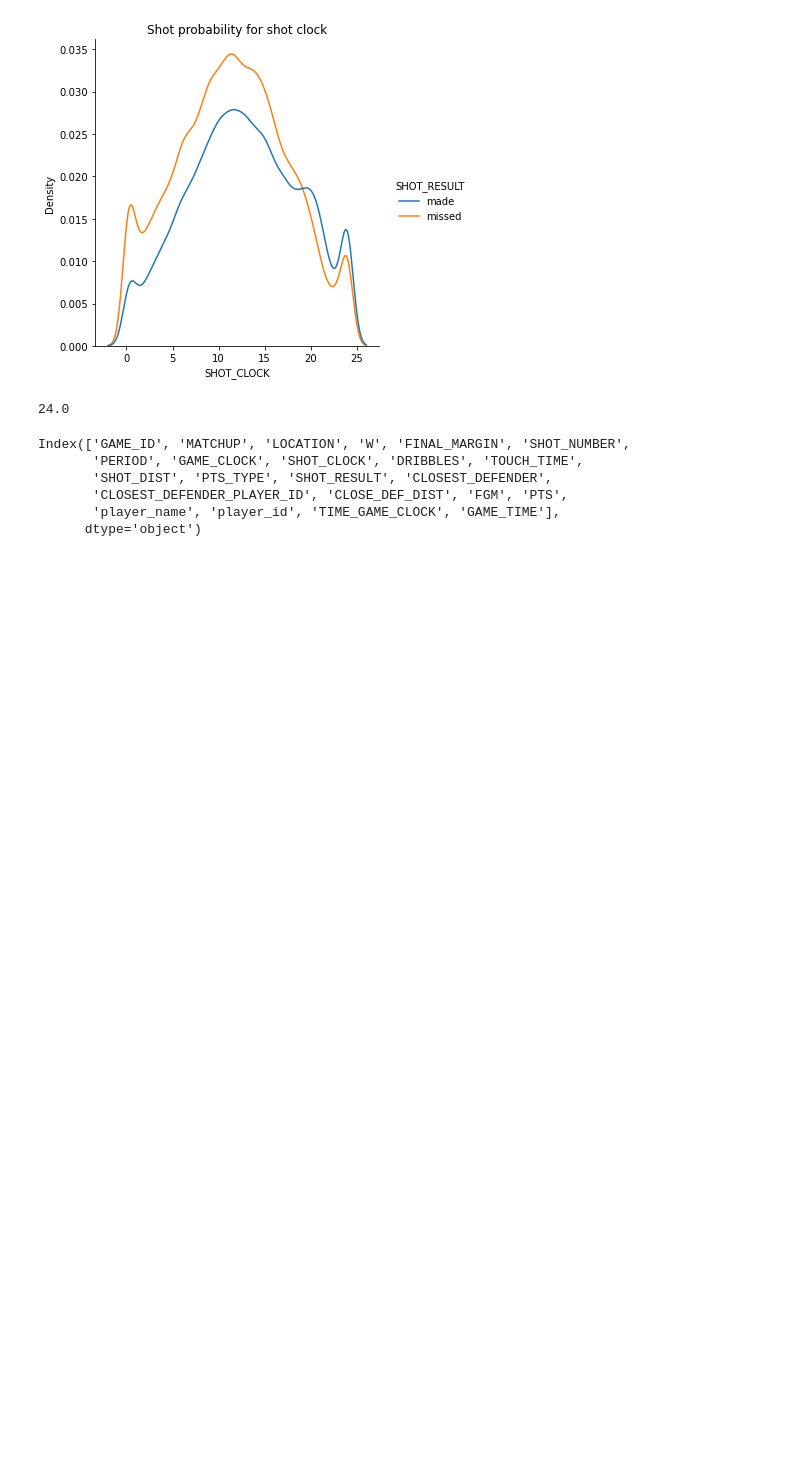
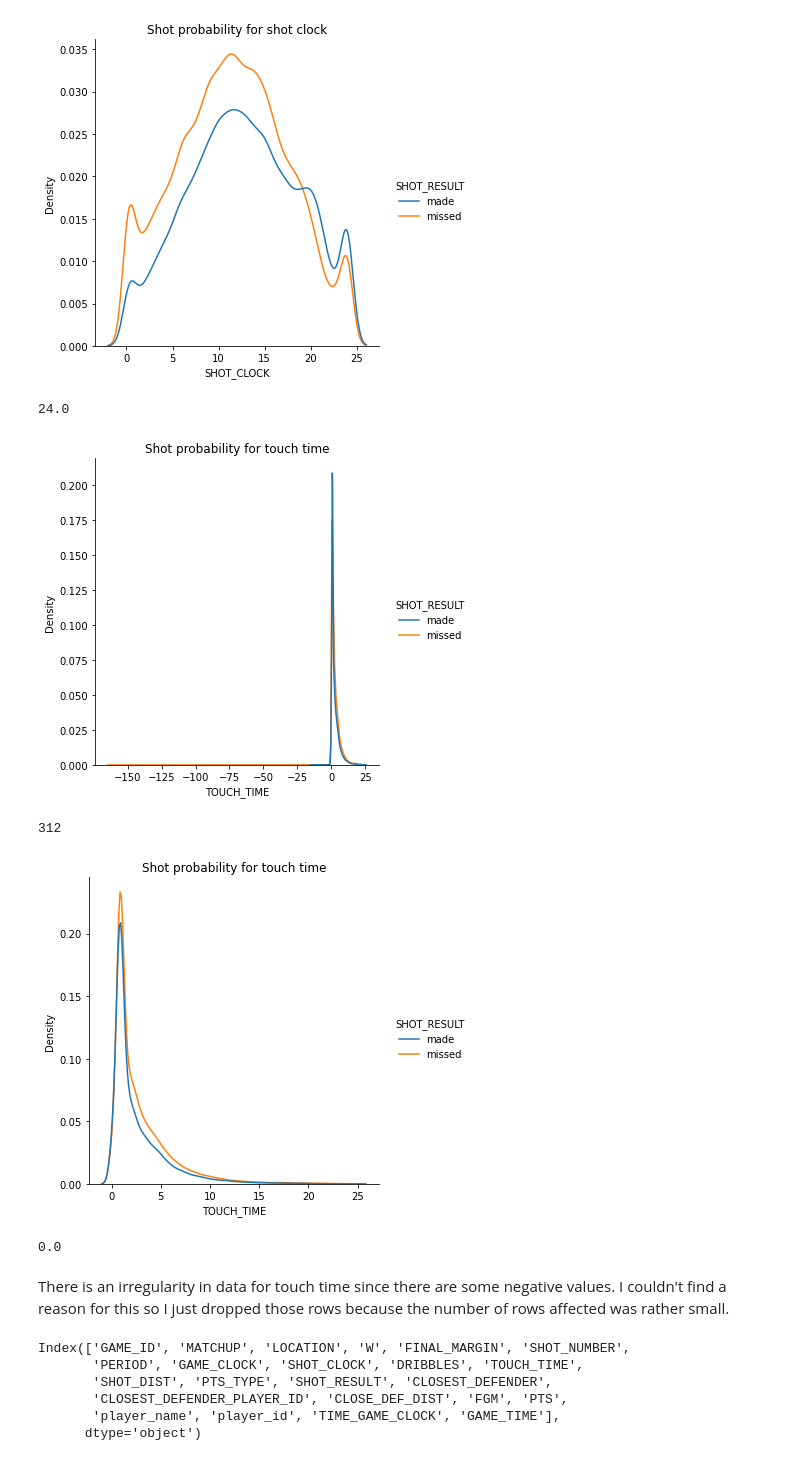
Before and after one commit to DarioD58/UZOP_project, a Jupyter notebook: predicting_shots.ipynb, the cells around one changed output. Drawn from its saved outputs; the diff is of its cells as text; code cells hidden in the pictures; blank space fills up the shorter version.

```diff
--- a/predicting_shots.ipynb
+++ b/predicting_shots.ipynb
@@ -115,6 +195,29 @@ print(shots['SHOT_CLOCK'].max())
 There are no missing values in the dataset!
 [figure]
 24.0
+# %%
+f = sns.displot(data=shots, x="TOUCH_TIME", kind='kde', hue='SHOT_RESULT')
+
+plt.title("Shot probability for touch time")
+plt.show()
+
+print(shots[shots['TOUCH_TIME'] < 0].count()['TOUCH_TIME'])
+
+shots = shots[shots['TOUCH_TIME'] >= 0]
+
+f = sns.displot(data=shots, x="TOUCH_TIME", kind='kde', hue='SHOT_RESULT')
+
+plt.title("Shot probability for touch time")
+plt.show()
+
+print(shots['TOUCH_TIME'].min())
+# %% [output]
+[figure, added]
+312
+[figure, added]
+0.0
+# %% [markdown]
+There is an irregularity in data for touch time since there are some negative values. I couldn't find a reason for this so I just dropped those rows because the number of rows affected was rather small.
 # %%
 shots.head()
 print(shots.columns)
```
Also changed, not shown: parts of 39 cells of this notebook.
